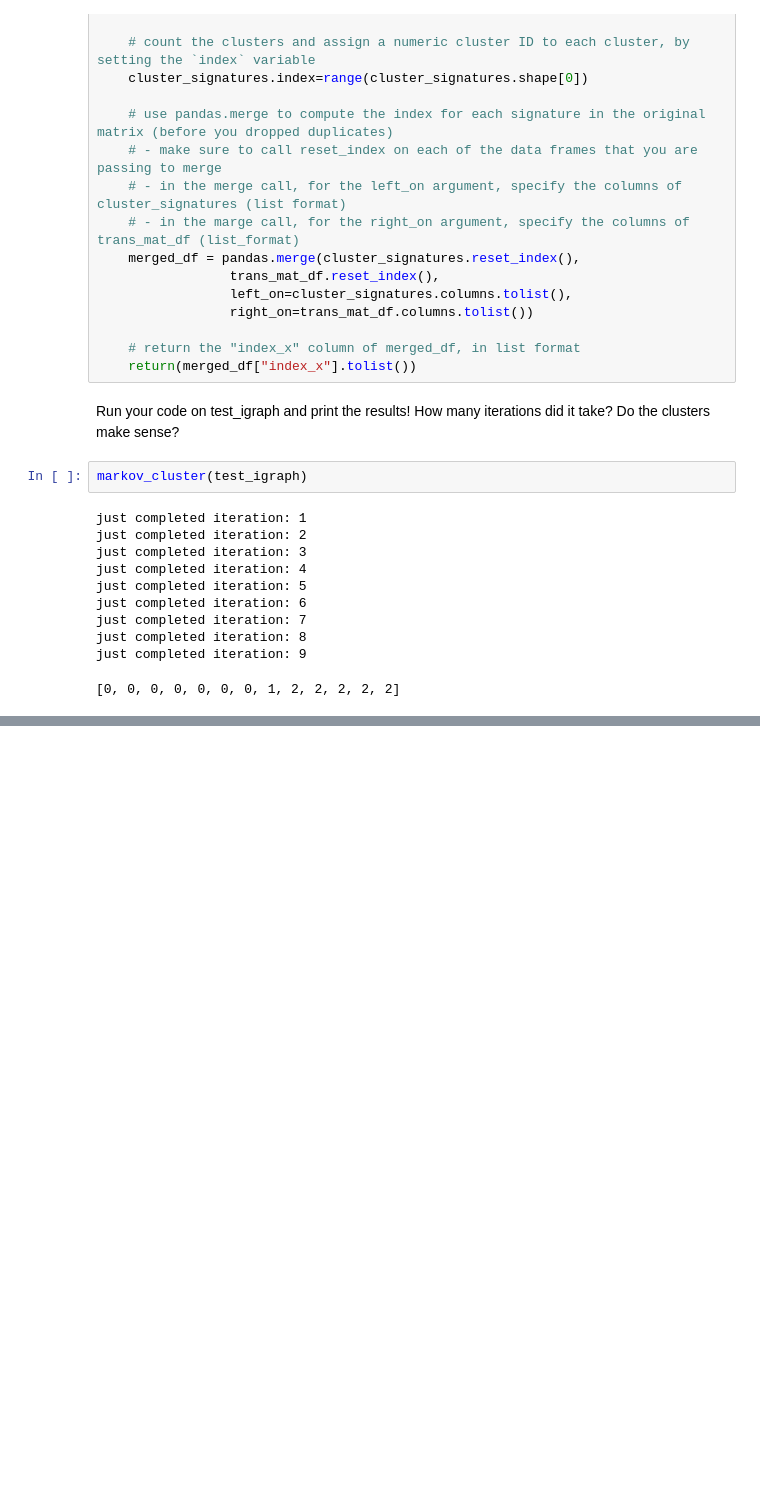
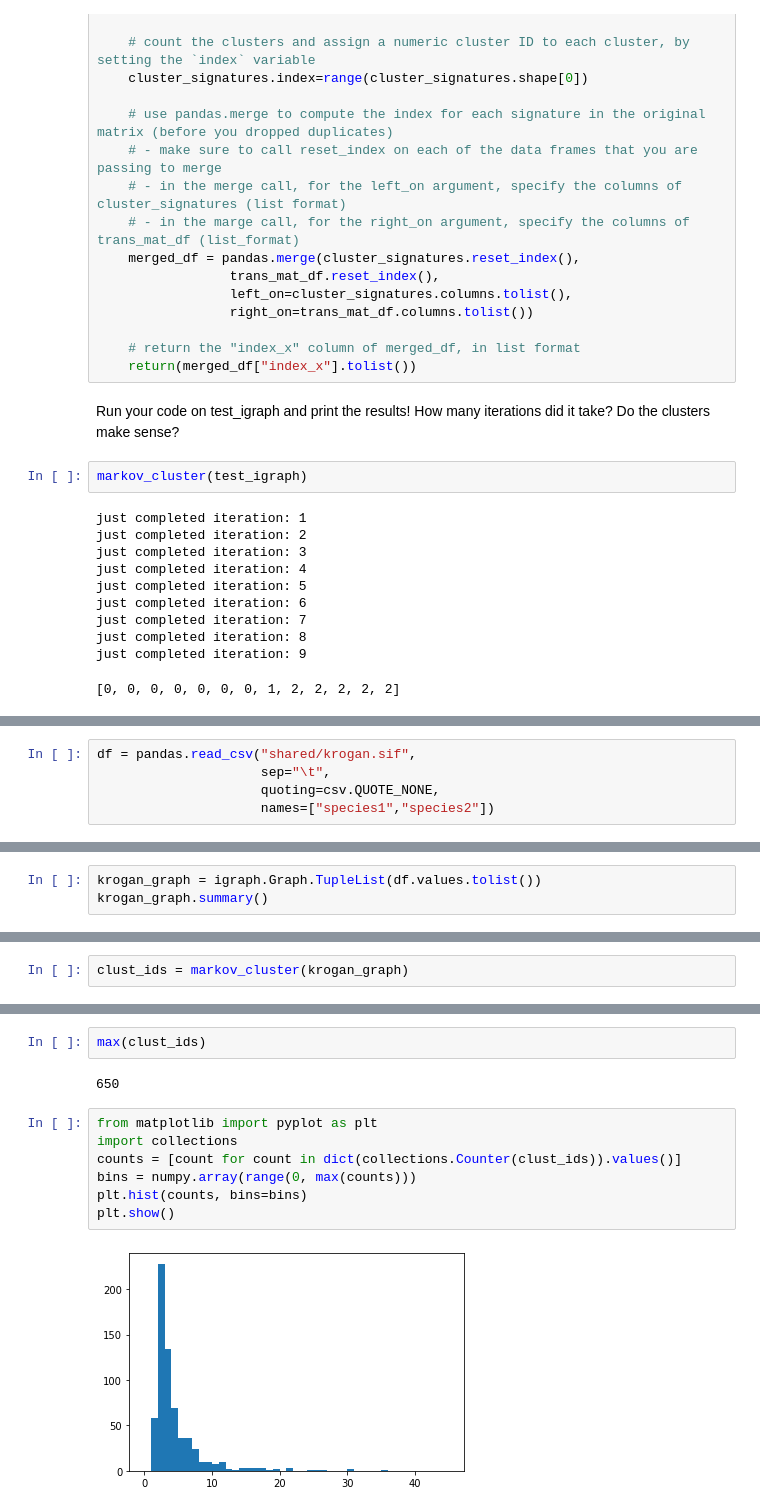
Before and after one commit to ramseylab/csx46, a Jupyter notebook: class18_markovclust_python3.ipynb, the cells around one changed output, grey strips where cells are left out. Saved outputs shown, nothing was run; the diff lists cells and outputs as text; blank space fills up the shorter version.

```diff
--- a/class18_markovclust_python3.ipynb
+++ b/class18_markovclust_python3.ipynb
@@ -136,0 +140,5 @@ just completed iteration: 9
+# %%
+df = pandas.read_csv("shared/krogan.sif",
+                     sep="\t",
+                     quoting=csv.QUOTE_NONE,
+                     names=["species1","species2"])
@@ -136,0 +154,3 @@ just completed iteration: 9
+# %%
+krogan_graph = igraph.Graph.TupleList(df.values.tolist())
+krogan_graph.summary()
@@ -136,0 +159,2 @@ just completed iteration: 9
+# %%
+clust_ids = markov_cluster(krogan_graph)
@@ -136,0 +174,13 @@ just completed iteration: 9
+# %%
+max(clust_ids)
+# %% [output]
+650
+# %%
+from matplotlib import pyplot as plt
+import collections
+counts = [count for count in dict(collections.Counter(clust_ids)).values()]
+bins = numpy.array(range(0, max(counts)))
+plt.hist(counts, bins=bins)
+plt.show()
+# %% [output]
+[figure, added]
```
Also changed, not shown: parts of 5 cells of this notebook, 2 other files.
